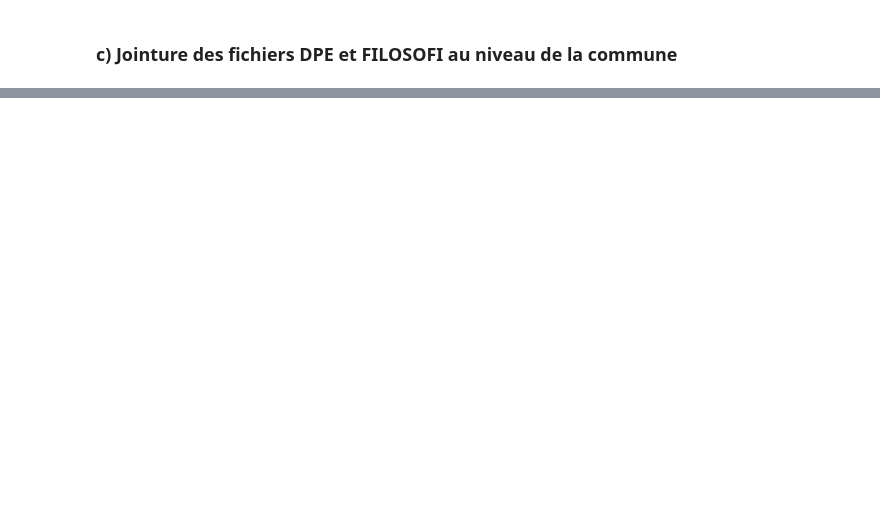
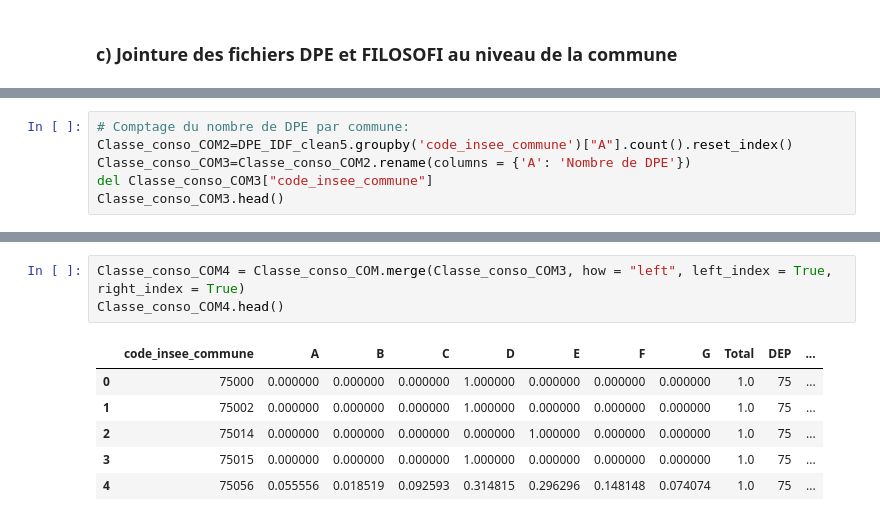
Before and after one commit to gabriel92320/data_science_project, a Jupyter notebook: Lien_DPE_niveau_de_vie.ipynb, the cells around one changed output, grey strips where cells are left out. Saved outputs shown, nothing was run; the diff lists cells and outputs as text; blank space fills up the shorter version.

```diff
--- a/Lien_DPE_niveau_de_vie.ipynb
+++ b/Lien_DPE_niveau_de_vie.ipynb
@@ -424,0 +560,6 @@ Filosofi["DEP"]=Filosofi["CODGEO"].str[:2]
+# %%
+# Comptage du nombre de DPE par commune:
+Classe_conso_COM2=DPE_IDF_clean5.groupby('code_insee_commune')["A"].count().reset_index()
+Classe_conso_COM3=Classe_conso_COM2.rename(columns = {'A': 'Nombre de DPE'})
+del Classe_conso_COM3["code_insee_commune"]
+Classe_conso_COM3.head()
@@ -424,0 +573,10 @@ Filosofi["DEP"]=Filosofi["CODGEO"].str[:2]
+# %%
+Classe_conso_COM4 = Classe_conso_COM.merge(Classe_conso_COM3, how = "left", left_index = True, right_index = True)
+Classe_conso_COM4.head()
+# %% [output]
+|  | code_insee_commune | A | B | C | D | E | F | G | Total | DEP | ... |
+| 0 | 75000 | 0.000000 | 0.000000 | 0.000000 | 1.000000 | 0.000000 | 0.000000 | 0.000000 | 1.0 | 75 | ... |
+| 1 | 75002 | 0.000000 | 0.000000 | 0.000000 | 1.000000 | 0.000000 | 0.000000 | 0.000000 | 1.0 | 75 | ... |
+| 2 | 75014 | 0.000000 | 0.000000 | 0.000000 | 0.000000 | 1.000000 | 0.000000 | 0.000000 | 1.0 | 75 | ... |
+| 3 | 75015 | 0.000000 | 0.000000 | 0.000000 | 1.000000 | 0.000000 | 0.000000 | 0.000000 | 1.0 | 75 | ... |
+| 4 | 75056 | 0.055556 | 0.018519 | 0.092593 | 0.314815 | 0.296296 | 0.148148 | 0.074074 | 1.0 | 75 | ... |
```
Also changed, not shown: parts of 33 cells of this notebook.
